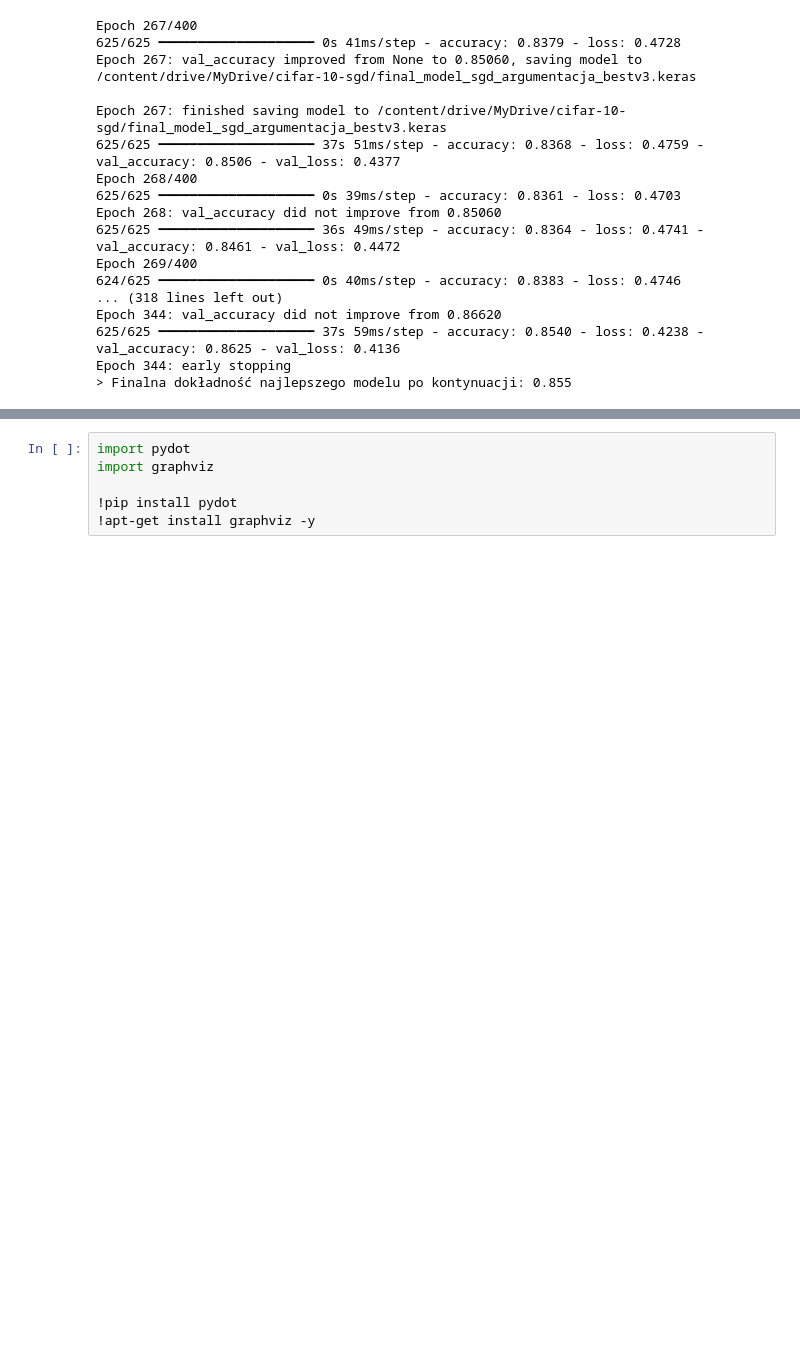
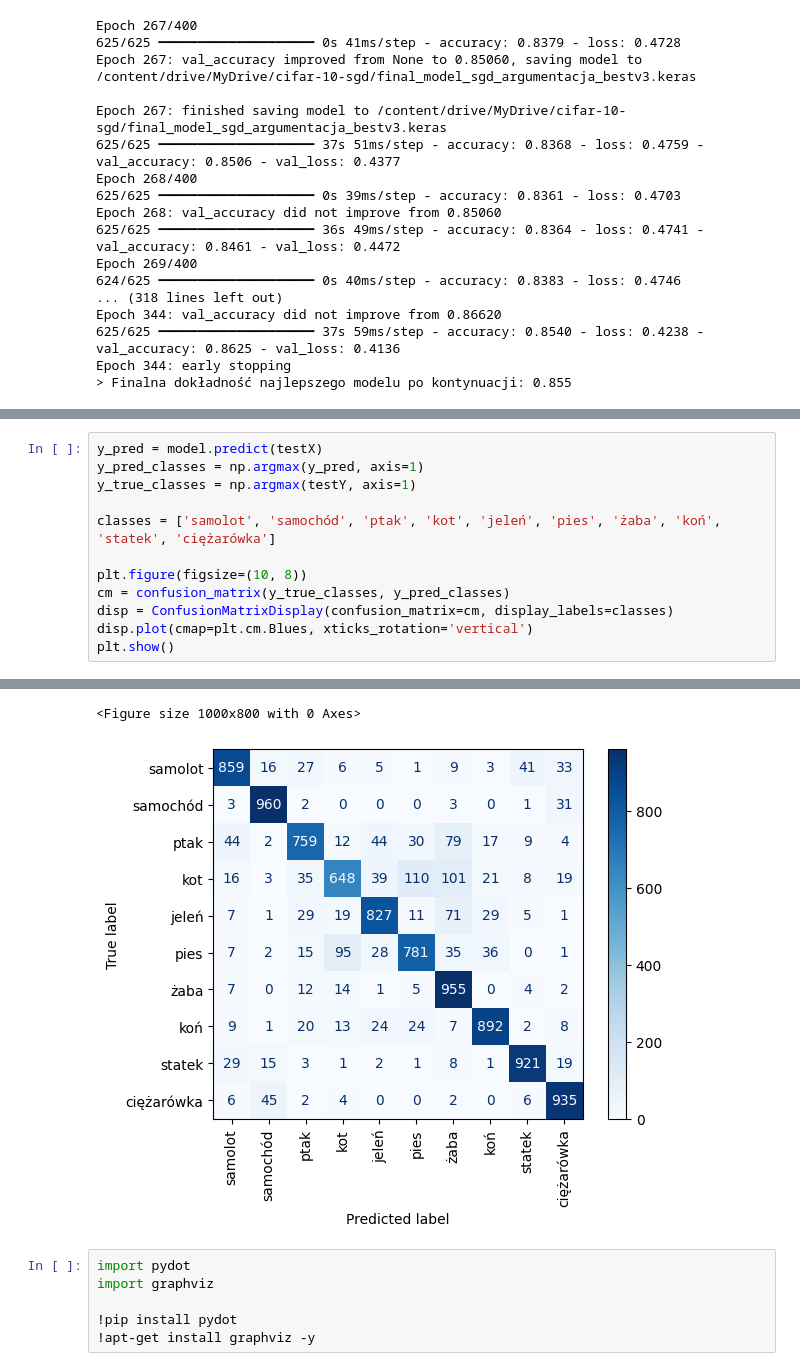
Before and after one commit to s31302/wma, a Jupyter notebook: CIFAR_10_sgd.ipynb, the cells around one changed output, grey strips where cells are left out. Drawn from its saved outputs; the diff is of its cells as text; blank space fills up the shorter version.

```diff
--- a/CIFAR_10_sgd.ipynb
+++ b/CIFAR_10_sgd.ipynb
@@ -777,0 +833,13 @@ Epoch 344: early stopping
+# %%
+y_pred = model.predict(testX)
+y_pred_classes = np.argmax(y_pred, axis=1)
+y_true_classes = np.argmax(testY, axis=1)
+
+classes = ['samolot', 'samochód', 'ptak', 'kot', 'jeleń', 'pies', 'żaba', 'koń', 'statek', 'ciężarówka']
+
+plt.figure(figsize=(10, 8))
+cm = confusion_matrix(y_true_classes, y_pred_classes)
+disp = ConfusionMatrixDisplay(confusion_matrix=cm, display_labels=classes)
+disp.plot(cmap=plt.cm.Blues, xticks_rotation='vertical')
+plt.show()
+# %% [output]
@@ -778,3 +847,5 @@ Epoch 344: early stopping
+<Figure size 1000x800 with 0 Axes>
+[figure, added]
 # %%
 import pydot
 import graphviz
```
Also changed, not shown: parts of 9 cells of this notebook.
